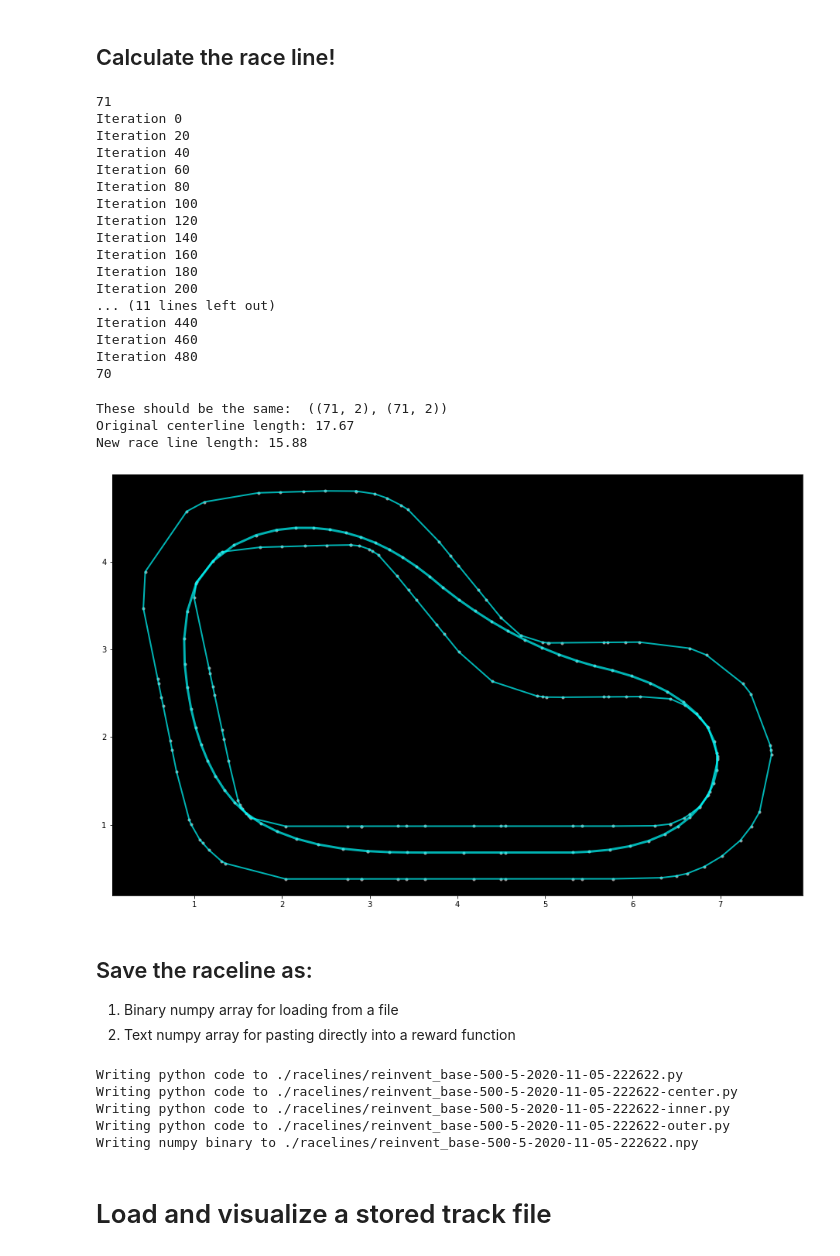
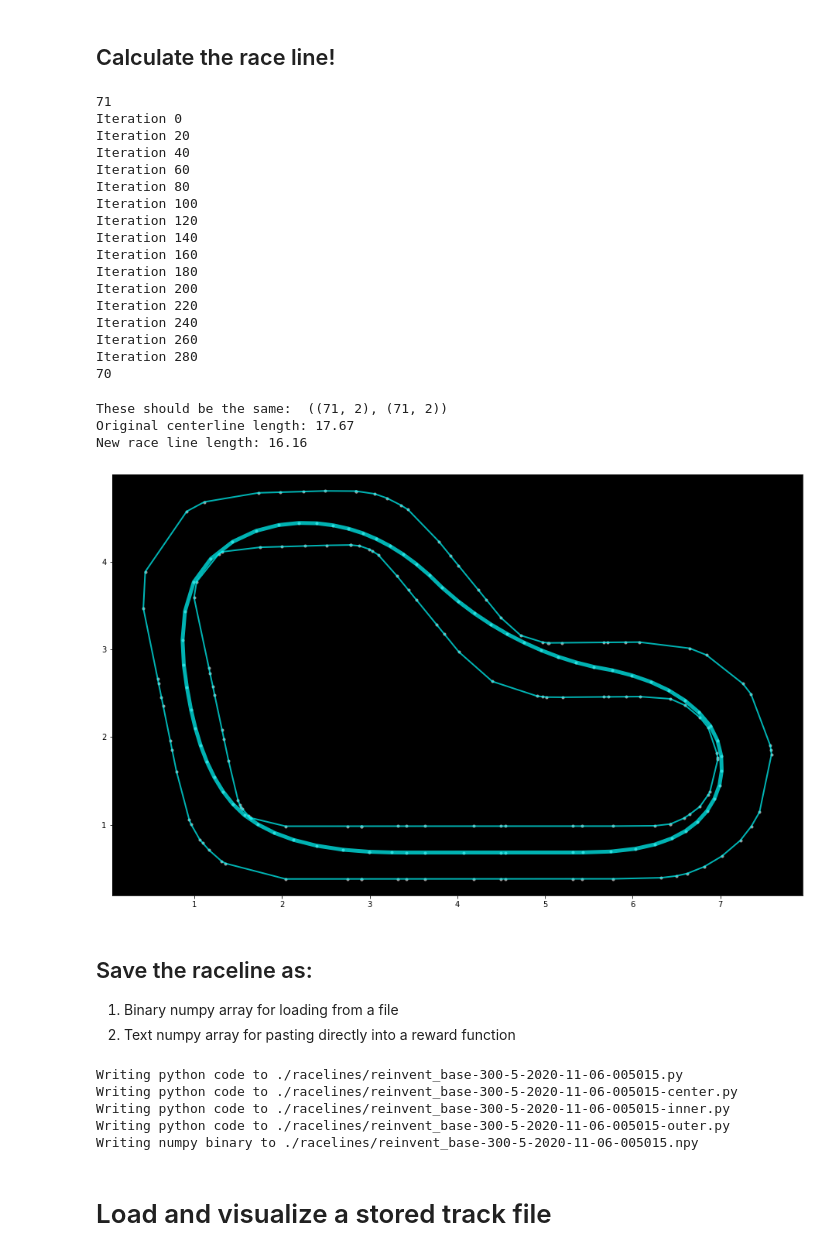
Before and after one commit to nalbam/deepracer-k1999-race-lines, a Jupyter notebook: Race-Line-Calculation.ipynb, the cells around one changed output. Cells and saved outputs as stored; diff of their text form; code cells hidden in the pictures.

```diff
--- a/Race-Line-Calculation.ipynb
+++ b/Race-Line-Calculation.ipynb
@@ -75,14 +75,15 @@ inner_border = waypoints[:,2:4]
 outer_border = waypoints[:,4:6]
 
 l_center_line = LineString(center_line)
+
 l_inner_border = LineString(inner_border)
 l_outer_border = LineString(outer_border)
 
-# inner_border2 = get_border_waypoints(center_line, inner_border, 0.9)
-# outer_border2 = get_border_waypoints(center_line, outer_border, 0.9)
+inner_border2 = get_border_waypoints(center_line, inner_border, 0.9)
+outer_border2 = get_border_waypoints(center_line, outer_border, 0.9)
 
-# l_inner_border2 = LineString(inner_border2)
-# l_outer_border2 = LineString(outer_border2)
+l_inner_border2 = LineString(inner_border2)
+l_outer_border2 = LineString(outer_border2)
 
 road_poly = Polygon(np.vstack((l_outer_border, np.flipud(l_inner_border))))
 print("Is loop/ring? ", l_center_line.is_ring)
@@ -170,7 +171,7 @@ XI_ITERATIONS=5
 
 # Number of times to scan the entire race track to iterate
 # 500 will get a good start, 1500 will be closer to optimal result
-LINE_ITERATIONS=500
+LINE_ITERATIONS=300
 
 def improve_race_line(old_line, inner_border, outer_border):
     '''Use gradient descent, inspired by K1999, to find the racing line'''
@@ -235,8 +236,8 @@ print(len(center_line))
 # start along centerline of track
 race_line = copy.deepcopy(center_line[:-1])  # Use this for centerline being outer bound
 for i in range(LINE_ITERATIONS):
-    # race_line = improve_race_line(race_line, inner_border2, outer_border2)
-    race_line = improve_race_line(race_line, inner_border, outer_border)
+    # race_line = improve_race_line(race_line, inner_border, outer_border)
+    race_line = improve_race_line(race_line, inner_border2, outer_border2)
     if i % 20 == 0: print("Iteration %d" % i)
 print(len(race_line))
 # %% [output]
@@ -252,33 +253,33 @@ Iteration 140
 Iteration 160
 Iteration 180
 Iteration 200
-... (11 lines left out)
-Iteration 440
-Iteration 460
-Iteration 480
+Iteration 220
+Iteration 240
+Iteration 260
+Iteration 280
 70
 # %%
 # need to put duplicate point race_line[0] at race_line[-1] to make a closed loops
 loop_race_line = np.append(race_line, [race_line[0]], axis=0)
 
 # These should be the same
 print("These should be the same: ", (center_line.shape, loop_race_line.shape))
 print("Original centerline length: %0.2f" % l_center_line.length)
 print("New race line length: %0.2f" % LineString(loop_race_line).length)
 
 fig = plt.figure(1, figsize=(16, 10))
 ax = fig.add_subplot(111, facecolor='black')
 plt.axis('equal')
-print_border(ax, loop_race_line, 3)
+print_border(ax, loop_race_line, 5)
 print_border(ax, inner_border)
 print_border(ax, outer_border)
 # print_border(ax, inner_border2, 1)
 # print_border(ax, outer_border2, 1)
 # %% [output]
 These should be the same:  ((71, 2), (71, 2))
 Original centerline length: 17.67
-New race line length: 15.88
+New race line length: 16.16
-[figure, old version]
+[figure, new version]
 # %% [markdown]
 ## Save the raceline as:
 
@@ -316,11 +317,11 @@ with open(py_outer_fname, "w") as file:
 print("Writing numpy binary to %s" % npy_fname)
 np.save(npy_fname, loop_race_line)
 # %% [output]
-Writing python code to ./racelines/reinvent_base-500-5-2020-11-05-222622.py
-Writing python code to ./racelines/reinvent_base-500-5-2020-11-05-222622-center.py
-Writing python code to ./racelines/reinvent_base-500-5-2020-11-05-222622-inner.py
-Writing python code to ./racelines/reinvent_base-500-5-2020-11-05-222622-outer.py
-Writing numpy binary to ./racelines/reinvent_base-500-5-2020-11-05-222622.npy
+Writing python code to ./racelines/reinvent_base-300-5-2020-11-06-005015.py
+Writing python code to ./racelines/reinvent_base-300-5-2020-11-06-005015-center.py
+Writing python code to ./racelines/reinvent_base-300-5-2020-11-06-005015-inner.py
+Writing python code to ./racelines/reinvent_base-300-5-2020-11-06-005015-outer.py
+Writing numpy binary to ./racelines/reinvent_base-300-5-2020-11-06-005015.npy
 # %% [markdown]
 # Load and visualize a stored track file
 # %%
```
Also changed, not shown: parts of 2 cells of this notebook.
